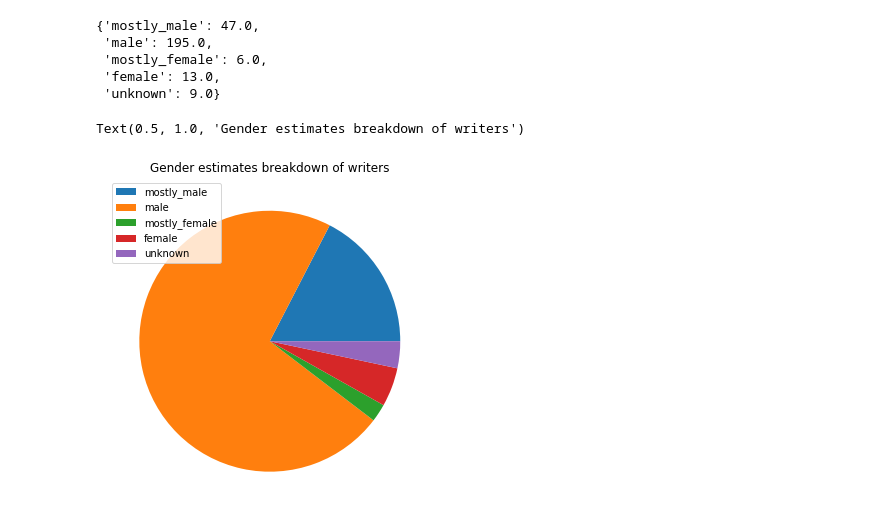
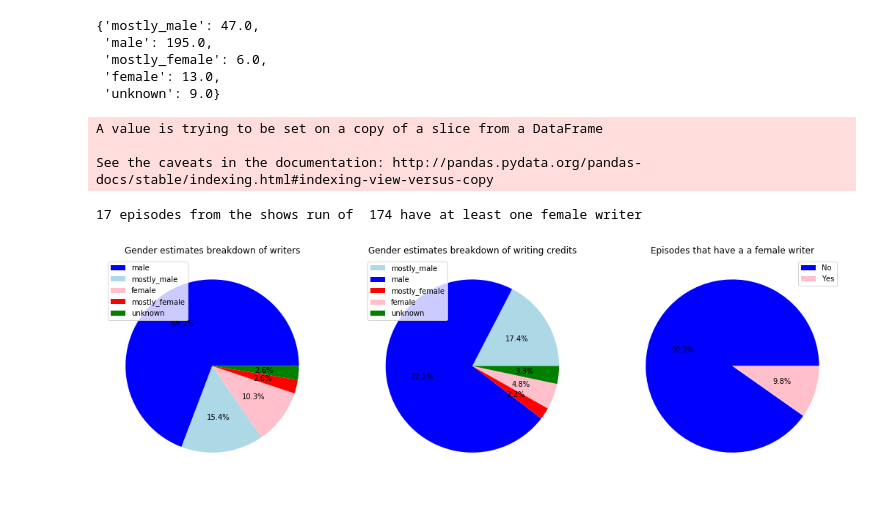
Before and after one commit to ktzioumis/The-Seinfeld, a Jupyter notebook: student.ipynb, the cells around one changed output. Cells and saved outputs as stored; diff of their text form; code cells hidden in the pictures.

```diff
--- a/student.ipynb
+++ b/student.ipynb
@@ -420,11 +416,38 @@ gender_credits
  'mostly_female': 6.0,
  'female': 13.0,
  'unknown': 9.0}
-# %%
-plt.figure(figsize=(10,6))
-plt.pie(gender_credits.values())
-plt.legend(gender_credits.keys(),loc='upper left')
-plt.title('Gender estimates breakdown of writers')
-# %% [output]
-Text(0.5, 1.0, 'Gender estimates breakdown of writers')
-[figure, removed]
+# %%
+#insert feature in writers dataframe for guessed gender
+episodes['has_fem']=0
+for ep in episodes.iterrows():
+    names=(ep[1][4].replace(' and ',',').split(','))
+    for name in names:
+        if 'fe' in gend.get_gender(name.split()[0],country='usa'):
+            episodes['has_fem'][ep[0]]=1
+print(episodes.loc[episodes.has_fem==1]['has_fem'].sum(), 'episodes from the shows run of', len(episodes.index), 'episodeshave at least one female writer'  )
+# %% [output]
+A value is trying to be set on a copy of a slice from a DataFrame
+
+See the caveats in the documentation: http://pandas.pydata.org/pandas-docs/stable/indexing.html#indexing-view-versus-copy
+17 episodes from the shows run of  174 have at least one female writer
+# %%
+plt.figure(figsize=(18,6))
+
+plt.subplot(1,3,1)
+plt.pie(writers_df.gender.value_counts(),autopct = "%.1f%%", colors = ['blue','lightblue', 'pink','red','green'])
+plt.legend(writers_df.gender.value_counts().index,loc='upper left')
+plt.title('Gender estimates breakdown of writers')
+
+plt.subplot(1,3,2)
+plt.pie(gender_credits.values(),autopct = "%.1f%%", colors = ['lightblue','blue', 'red','pink','green'])
+plt.legend(gender_credits.keys(),loc='upper left')
+plt.title('Gender estimates breakdown of writing credits')
+
+plt.subplot(1,3,3)
+plt.pie(episodes.has_fem.value_counts(),autopct = "%.1f%%", colors = ['blue' ,'pink'])
+plt.legend(['No','Yes'])
+plt.title('Episodes that have a a female writer')
+
+plt.show()
+# %% [output]
+[figure, added]
```
Also changed, not shown: parts of 32 cells of this notebook, 1 other file.
